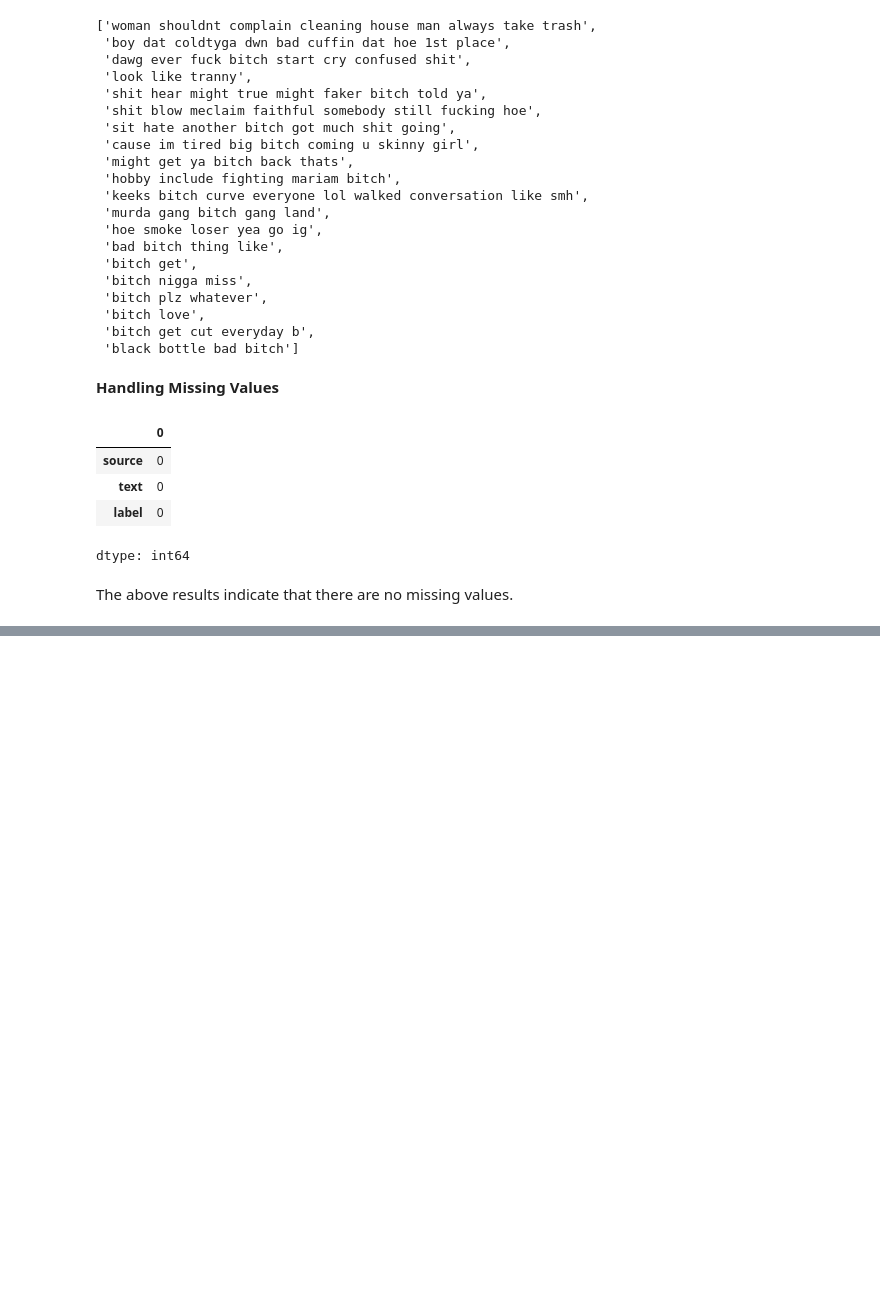
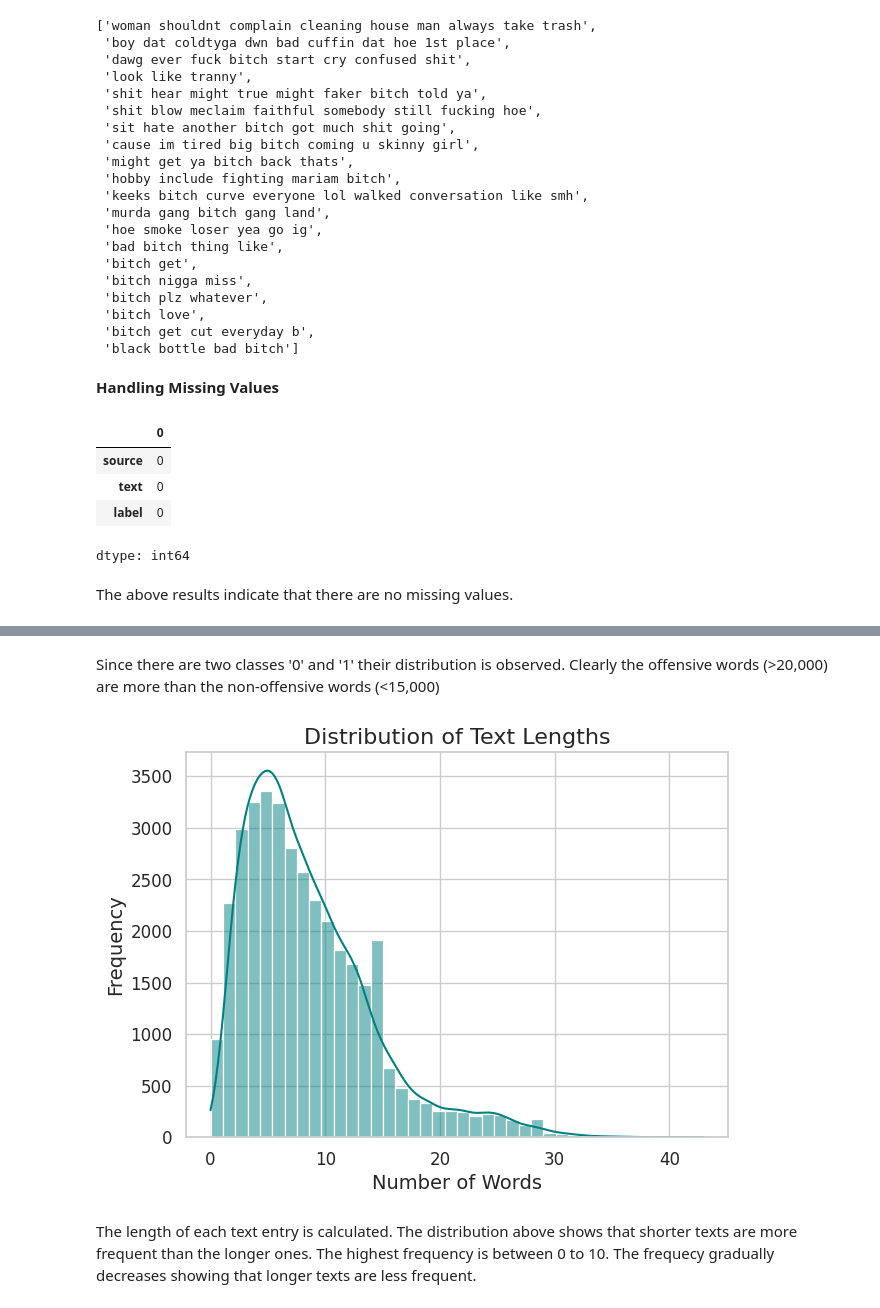
Before and after one commit to sumanapalle065/LLM-Assign3, a Jupyter notebook: LLM_Assign3.ipynb, the cells around one changed output, grey strips where cells are left out. Drawn from its saved outputs; the diff is of its cells as text; code cells hidden in the pictures; blank space fills up the shorter version.

```diff
--- a/LLM_Assign3.ipynb
+++ b/LLM_Assign3.ipynb
@@ -157,0 +177,19 @@ The above results indicate that there are no missing values.
+# %% [markdown]
+Since there are two classes '0' and '1' their distribution is observed. Clearly the offensive words (>20,000) are more than the non-offensive words (<15,000)
+# %%
+# Calculating the number of the words in each text entry
+llm_offendata['text_length'] = llm_offendata['text'].apply(lambda x: len(x.split()))
+
+# Distribution for the length of the texts
+llm_mtplot.figure(figsize=(7, 5))
+llm_senb.histplot(llm_offendata['text_length'], kde=True, color='teal', bins=40)
+llm_mtplot.title('Distribution of Text Lengths', fontsize=16)
+llm_mtplot.xlabel('Number of Words', fontsize=14)
+llm_mtplot.ylabel('Frequency', fontsize=14)
+llm_mtplot.xticks(fontsize=12)
+llm_mtplot.yticks(fontsize=12)
+llm_mtplot.show()
+# %% [output]
+[figure, added]
+# %% [markdown]
+The length of each text entry is calculated. The distribution above shows that shorter texts are more frequent than the longer ones. The highest frequency is between 0 to 10. The frequecy gradually decreases showing that longer texts are less frequent.
```
Also changed, not shown: parts of 5 cells of this notebook.
